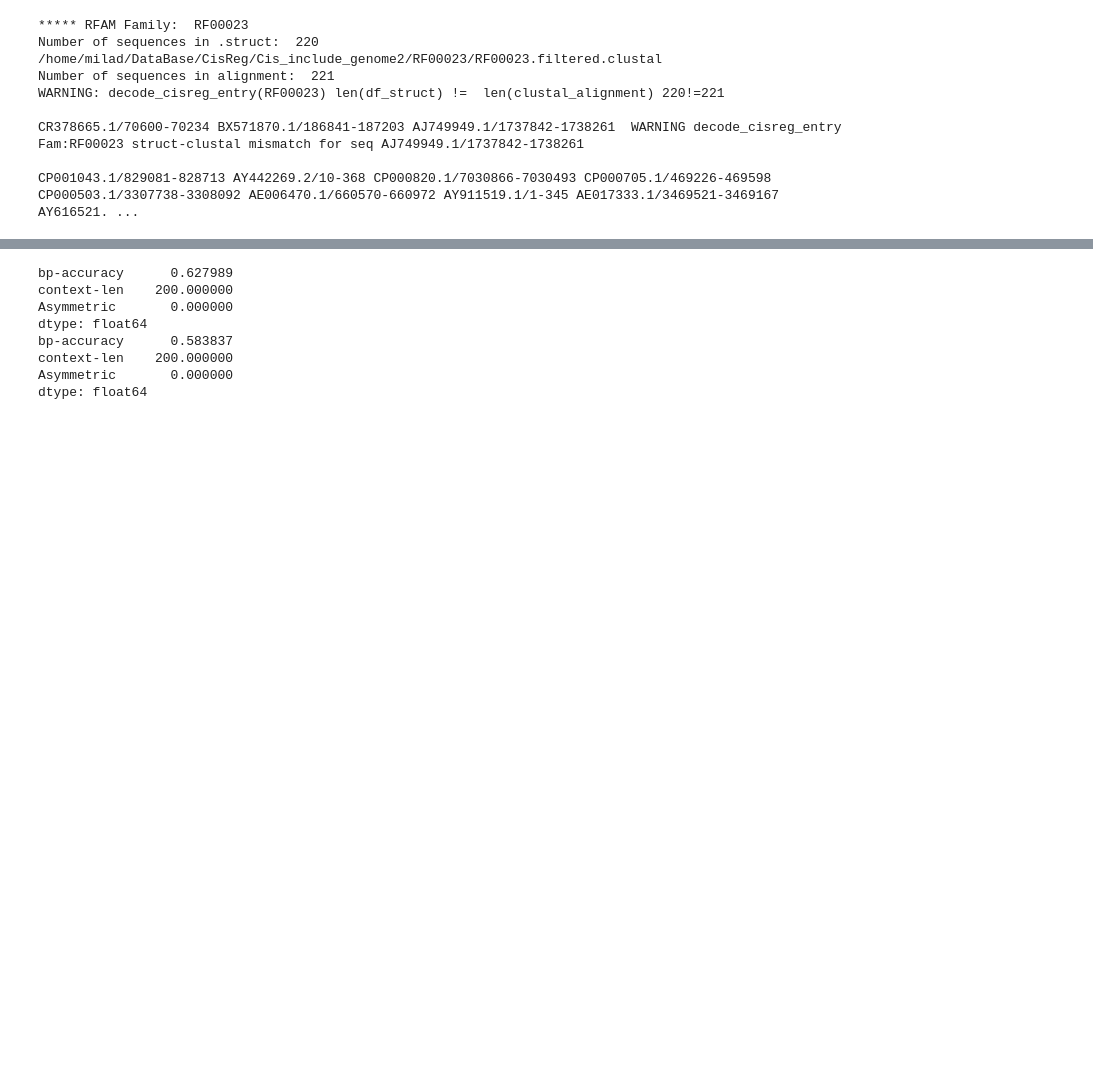
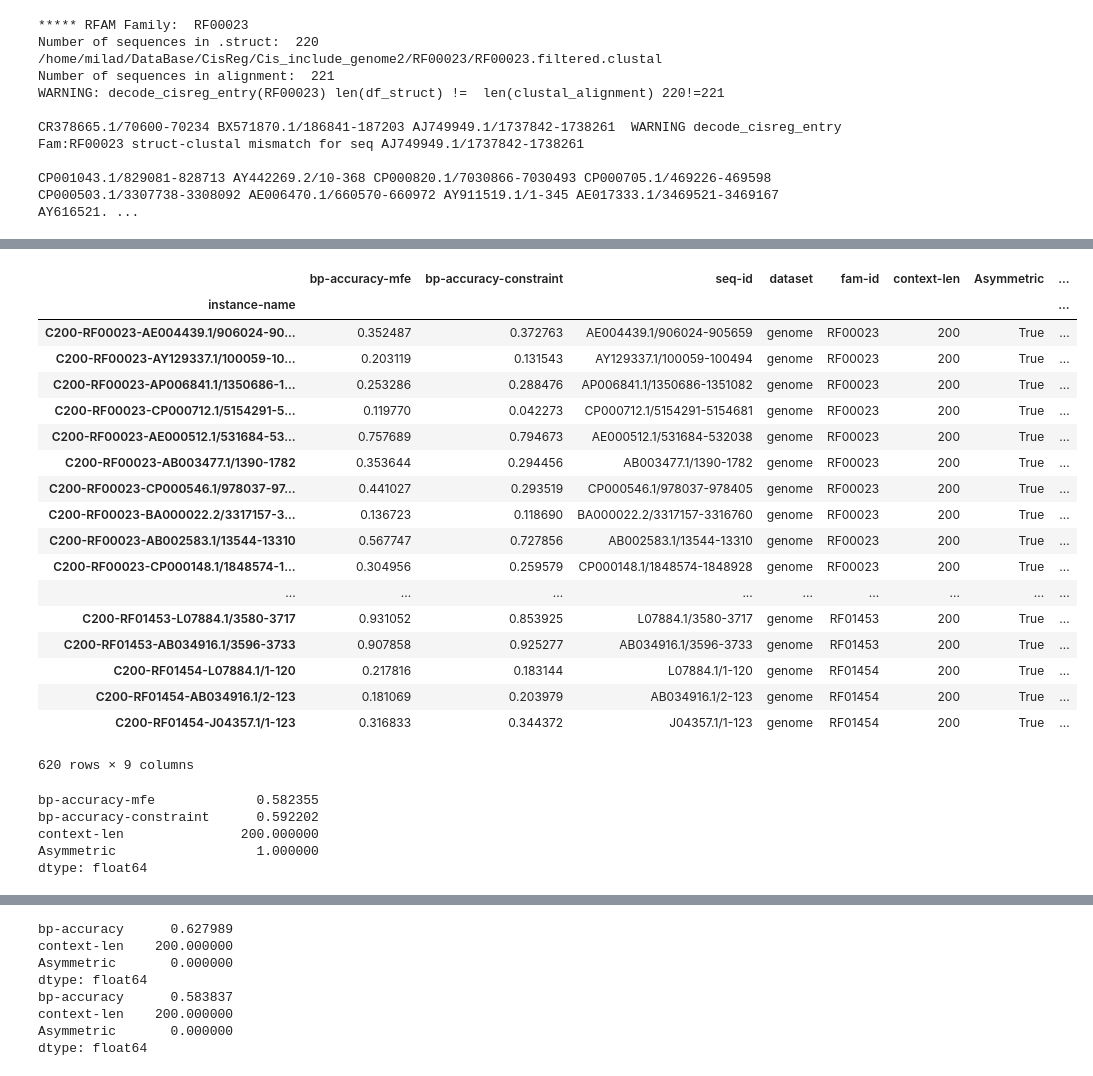
Before and after one commit to mmiladi/mmfold, a Jupyter notebook: cisreg/Benchmark-CisReg.ipynb, the cells around one changed output, grey strips where cells are left out. Drawn from its saved outputs; the diff is of its cells as text; code cells hidden in the pictures; blank space fills up the shorter version.

```diff
--- a/cisreg/Benchmark-CisReg.ipynb
+++ b/cisreg/Benchmark-CisReg.ipynb
@@ -372,0 +387,30 @@ NameError: name 'df_total_quake' is not defined
+# %%
+df_total_turner_assym
+# %% [output]
+|  | bp-accuracy-mfe | bp-accuracy-constraint | seq-id | dataset | fam-id | context-len | Asymmetric | ... |
+| instance-name |  |  |  |  |  |  |  | ... |
+| C200-RF00023-AE004439.1/906024-90... | 0.352487 | 0.372763 | AE004439.1/906024-905659 | genome | RF00023 | 200 | True | ... |
+| C200-RF00023-AY129337.1/100059-10... | 0.203119 | 0.131543 | AY129337.1/100059-100494 | genome | RF00023 | 200 | True | ... |
+| C200-RF00023-AP006841.1/1350686-1... | 0.253286 | 0.288476 | AP006841.1/1350686-1351082 | genome | RF00023 | 200 | True | ... |
+| C200-RF00023-CP000712.1/5154291-5... | 0.119770 | 0.042273 | CP000712.1/5154291-5154681 | genome | RF00023 | 200 | True | ... |
+| C200-RF00023-AE000512.1/531684-53... | 0.757689 | 0.794673 | AE000512.1/531684-532038 | genome | RF00023 | 200 | True | ... |
+| C200-RF00023-AB003477.1/1390-1782 | 0.353644 | 0.294456 | AB003477.1/1390-1782 | genome | RF00023 | 200 | True | ... |
+| C200-RF00023-CP000546.1/978037-97... | 0.441027 | 0.293519 | CP000546.1/978037-978405 | genome | RF00023 | 200 | True | ... |
+| C200-RF00023-BA000022.2/3317157-3... | 0.136723 | 0.118690 | BA000022.2/3317157-3316760 | genome | RF00023 | 200 | True | ... |
+| C200-RF00023-AB002583.1/13544-13310 | 0.567747 | 0.727856 | AB002583.1/13544-13310 | genome | RF00023 | 200 | True | ... |
+| C200-RF00023-CP000148.1/1848574-1... | 0.304956 | 0.259579 | CP000148.1/1848574-1848928 | genome | RF00023 | 200 | True | ... |
+| ... | ... | ... | ... | ... | ... | ... | ... | ... |
+| C200-RF01453-L07884.1/3580-3717 | 0.931052 | 0.853925 | L07884.1/3580-3717 | genome | RF01453 | 200 | True | ... |
+| C200-RF01453-AB034916.1/3596-3733 | 0.907858 | 0.925277 | AB034916.1/3596-3733 | genome | RF01453 | 200 | True | ... |
+| C200-RF01454-L07884.1/1-120 | 0.217816 | 0.183144 | L07884.1/1-120 | genome | RF01454 | 200 | True | ... |
+| C200-RF01454-AB034916.1/2-123 | 0.181069 | 0.203979 | AB034916.1/2-123 | genome | RF01454 | 200 | True | ... |
+| C200-RF01454-J04357.1/1-123 | 0.316833 | 0.344372 | J04357.1/1-123 | genome | RF01454 | 200 | True | ... |
+620 rows × 9 columns
+# %%
+df_total_turner_assym.median()
+# %% [output]
+bp-accuracy-mfe             0.582355
+bp-accuracy-constraint      0.592202
+context-len               200.000000
+Asymmetric                  1.000000
+dtype: float64
```
Also changed, not shown: parts of 11 cells of this notebook, 3 other files.
